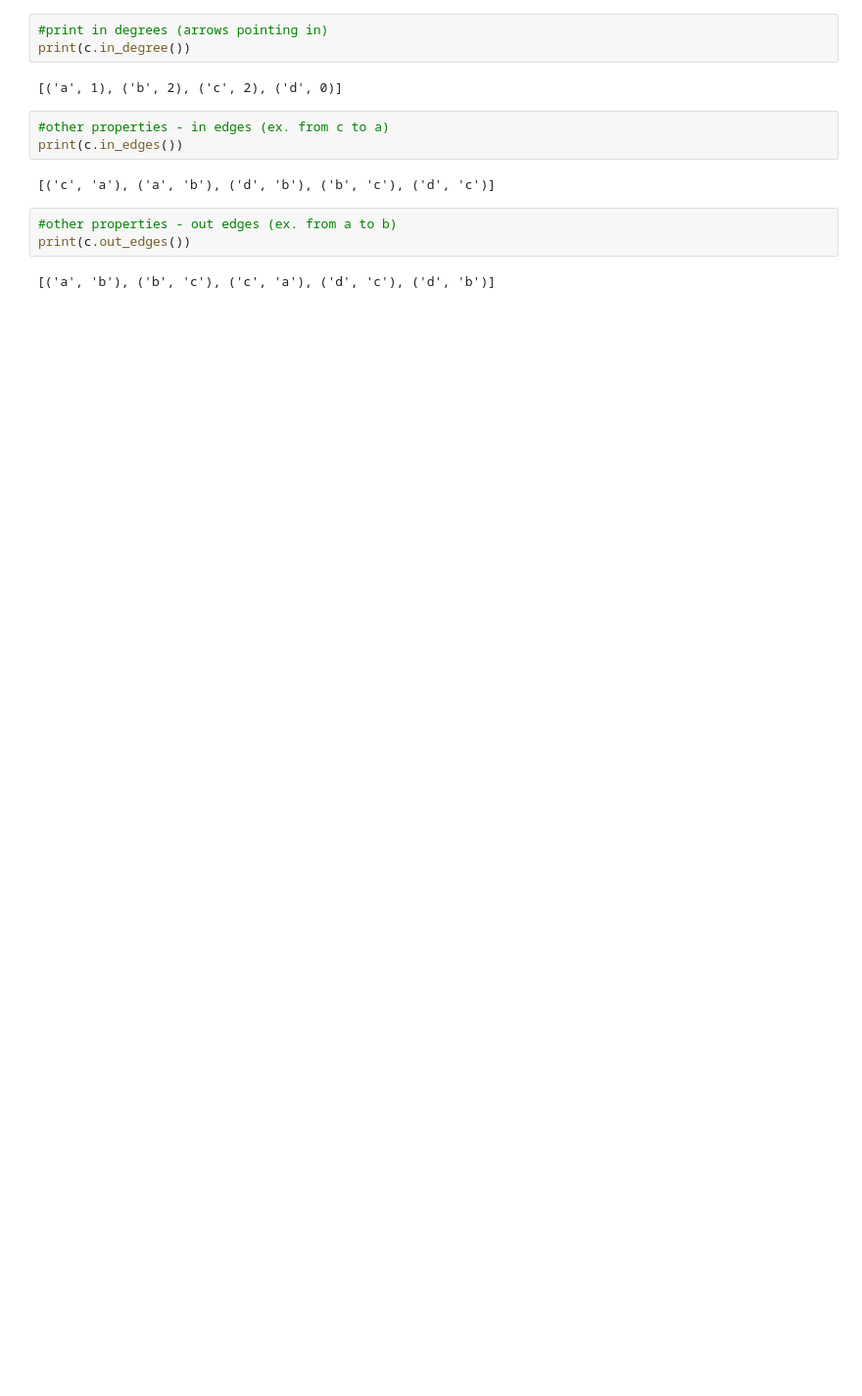
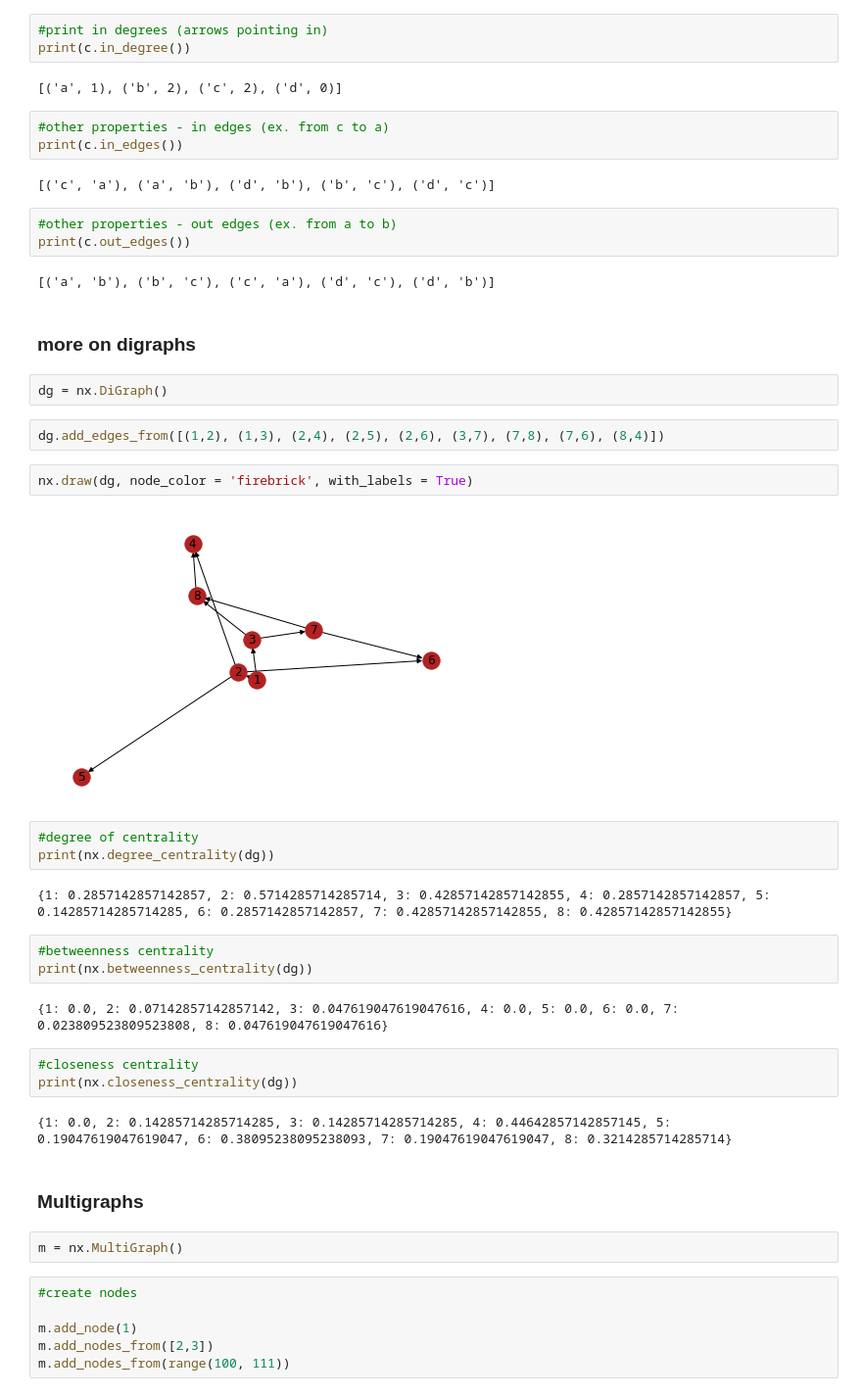
Before and after one commit to soslin/social-network-analysis, a Jupyter notebook: soc-net-class/learn_graphs_sna_1.ipynb, the cells around one changed output. Shown: that part at 98% size. Cells and saved outputs as stored; diff of their text form; blank space fills up the shorter version.

Commit message:
Up through Multi DiGraphs

```diff
--- a/soc-net-class/learn_graphs_sna_1.ipynb
+++ b/soc-net-class/learn_graphs_sna_1.ipynb
@@ -239,3 +239,38 @@ print(c.in_edges())
 print(c.out_edges())
 # %% [output]
 [('a', 'b'), ('b', 'c'), ('c', 'a'), ('d', 'c'), ('d', 'b')]
+# %% [markdown]
+### more on digraphs
+# %%
+dg = nx.DiGraph()
+# %%
+dg.add_edges_from([(1,2), (1,3), (2,4), (2,5), (2,6), (3,7), (7,8), (7,6), (8,4)])
+# %%
+nx.draw(dg, node_color = 'firebrick', with_labels = True)
+# %% [output]
+[figure, added]
+# %%
+#degree of centrality
+print(nx.degree_centrality(dg))
+# %% [output]
+{1: 0.2857142857142857, 2: 0.5714285714285714, 3: 0.42857142857142855, 4: 0.2857142857142857, 5: 0.14285714285714285, 6: 0.2857142857142857, 7: 0.42857142857142855, 8: 0.42857142857142855}
+# %%
+#betweenness centrality
+print(nx.betweenness_centrality(dg))
+# %% [output]
+{1: 0.0, 2: 0.07142857142857142, 3: 0.047619047619047616, 4: 0.0, 5: 0.0, 6: 0.0, 7: 0.023809523809523808, 8: 0.047619047619047616}
+# %%
+#closeness centrality
+print(nx.closeness_centrality(dg))
+# %% [output]
+{1: 0.0, 2: 0.14285714285714285, 3: 0.14285714285714285, 4: 0.44642857142857145, 5: 0.19047619047619047, 6: 0.38095238095238093, 7: 0.19047619047619047, 8: 0.3214285714285714}
+# %% [markdown]
+### Multigraphs
+# %%
+m = nx.MultiGraph()
+# %%
+#create nodes
+
+m.add_node(1)
+m.add_nodes_from([2,3])
+m.add_nodes_from(range(100, 111))
```
Also changed, not shown: parts of 14 cells of this notebook.
